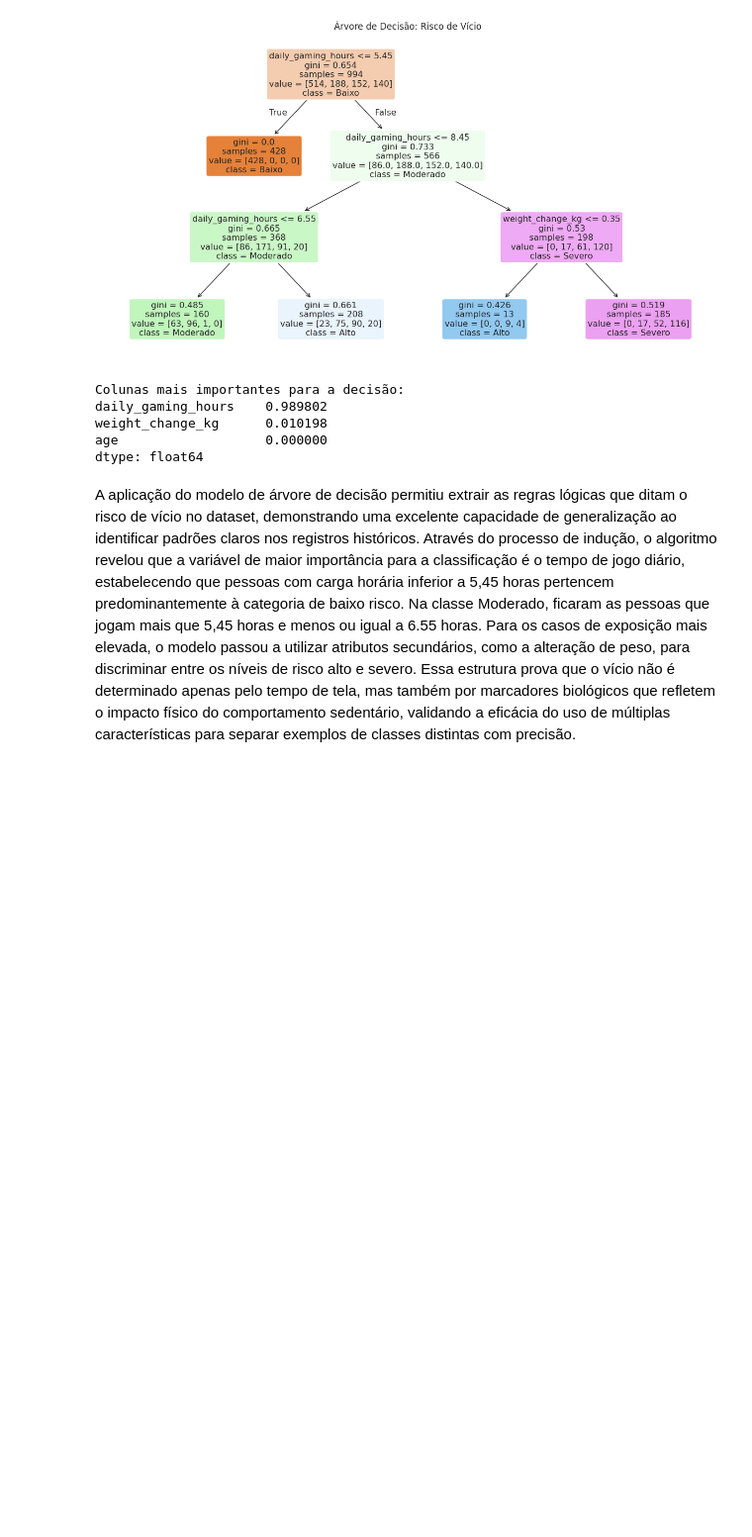
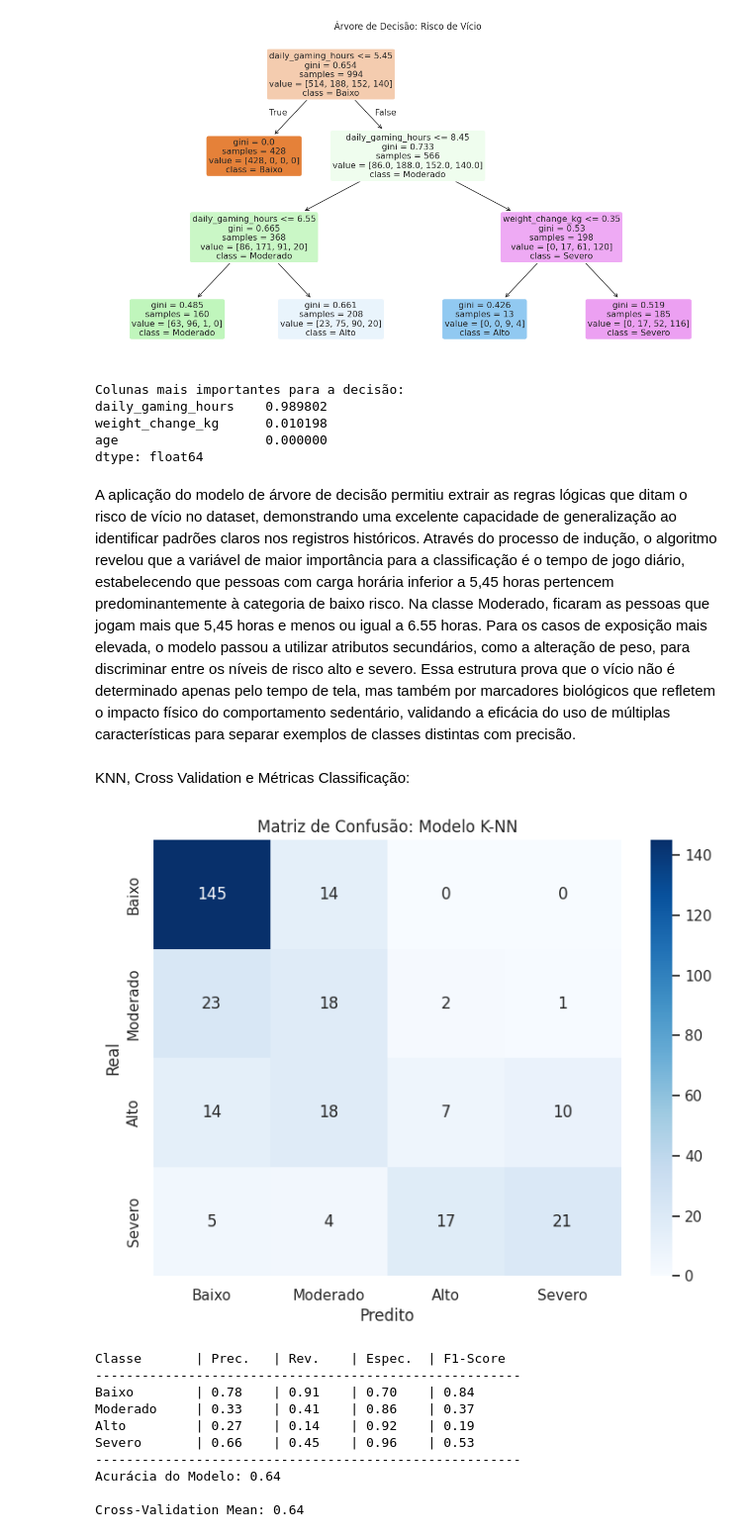
Before and after one commit to LauraRii/projeto-final-cdd-2026-, a Jupyter notebook: projetofinalcdd.ipynb, the cells around one changed output. Shown at 99% size. Cells and saved outputs as stored; diff of their text form; code cells hidden in the pictures; blank space fills up the shorter version.

Commit message:
implementação do knn, cross validation e métricas de classificação

```diff
--- a/projetofinalcdd.ipynb
+++ b/projetofinalcdd.ipynb
@@ -922,3 +922,80 @@ age                   0.000000
 dtype: float64
 # %% [markdown]
 A aplicação do modelo de árvore de decisão permitiu extrair as regras lógicas que ditam o risco de vício no dataset, demonstrando uma excelente capacidade de generalização ao identificar padrões claros nos registros históricos. Através do processo de indução, o algoritmo revelou que a variável de maior importância para a classificação é o tempo de jogo diário, estabelecendo que pessoas com carga horária inferior a 5,45 horas pertencem predominantemente à categoria de baixo risco. Na classe Moderado, ficaram as pessoas que jogam mais que 5,45 horas e menos ou igual a 6.55 horas. Para os casos de exposição mais elevada, o modelo passou a utilizar atributos secundários, como a alteração de peso, para discriminar entre os níveis de risco alto e severo. Essa estrutura prova que o vício não é determinado apenas pelo tempo de tela, mas também por marcadores biológicos que refletem o impacto físico do comportamento sedentário, validando a eficácia do uso de múltiplas características para separar exemplos de classes distintas com precisão.
+# %% [markdown]
+KNN, Cross Validation e Métricas Classificação:
+# %%
+# implementação do knn
+import pandas as pd
+from sklearn.model_selection import train_test_split, cross_val_score
+from sklearn.neighbors import KNeighborsClassifier
+from sklearn.metrics import confusion_matrix, accuracy_score, f1_score, classification_report
+import seaborn as sns
+import matplotlib.pyplot as plt
+
+# removendo do df numérico o que a gente não vai usar
+remover = ['risk_level_n', 'Perfil K-Means', 'Perfil GMM', 'Perfil Real']
+X = df_numerico.drop(columns=[col for col in remover if col in df_numerico.columns])
+y = df_numerico['risk_level_n']
+
+# divisão holdout (70% treino, 30% teste)
+X_train, X_teste, y_train, y_teste = train_test_split(X, y, test_size=0.30, random_state=42)
+
+# implementação do knn com k = 7
+knn = KNeighborsClassifier(n_neighbors=7)
+knn.fit(X_train, y_train) # Treinamento (Indução)
+
+# predição
+y_pred = knn.predict(X_teste)
+
+# matriz de confusão
+cm = confusion_matrix(y_teste, y_pred)
+plt.figure(figsize=(8, 6))
+sns.heatmap(cm, annot=True, fmt='d', cmap='Blues',
+            xticklabels=['Baixo', 'Moderado', 'Alto', 'Severo'],
+            yticklabels=['Baixo', 'Moderado', 'Alto', 'Severo'])
+plt.title('Matriz de Confusão: Modelo K-NN')
+plt.xlabel('Predito')
+plt.ylabel('Real')
+plt.show()
+
+# métricas de classificação:
+
+labels = ['Baixo', 'Moderado', 'Alto', 'Severo']
+
+print(f"{'Classe':<12} | {'Prec.':<7} | {'Rev.':<7} | {'Espec.':<7} | {'F1-Score':<7}")
+print("-" * 55)
+
+for i in range(len(cm)):
+    tp = cm[i, i]
+    fp = cm[:, i].sum() - tp
+    fn = cm[i, :].sum() - tp
+    tn = cm.sum() - (tp + fp + fn)
+
+    precisao = tp / (tp + fp) if (tp + fp) > 0 else 0
+    revocacao = tp / (tp + fn) if (tp + fn) > 0 else 0
+    especificidade = tn / (tn + fp) if (tn + fp) > 0 else 0
+    f1 = (2 * tp) / (2 * tp + fp + fn) if (2 * tp + fp + fn) > 0 else 0
+
+    print(f"{labels[i]:<12} | {precisao:<7.2f} | {revocacao:<7.2f} | {especificidade:<7.2f} | {f1:<7.2f}")
+
+# acurácia:
+acuracia = accuracy_score(y_teste, y_pred)
+print("-" * 55)
+print(f"Acurácia do Modelo: {acuracia:.2f}")
+
+# validação cruzada com k = 10 dobras
+scores = cross_val_score(knn, X, y, cv=10)
+print(f"\nCross-Validation Mean: {scores.mean():.2f}")
+# %% [output]
+[figure, added]
+Classe       | Prec.   | Rev.    | Espec.  | F1-Score
+-------------------------------------------------------
+Baixo        | 0.78    | 0.91    | 0.70    | 0.84
+Moderado     | 0.33    | 0.41    | 0.86    | 0.37
+Alto         | 0.27    | 0.14    | 0.92    | 0.19
+Severo       | 0.66    | 0.45    | 0.96    | 0.53
+-------------------------------------------------------
+Acurácia do Modelo: 0.64
+
+Cross-Validation Mean: 0.64
```
Also changed, not shown: parts of 5 cells of this notebook.
